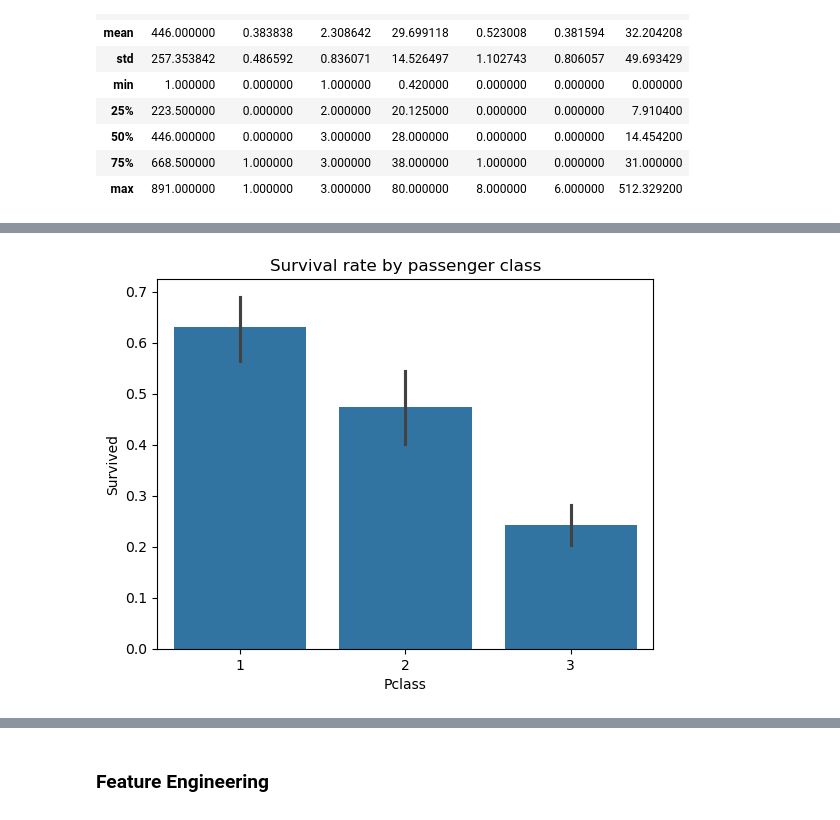
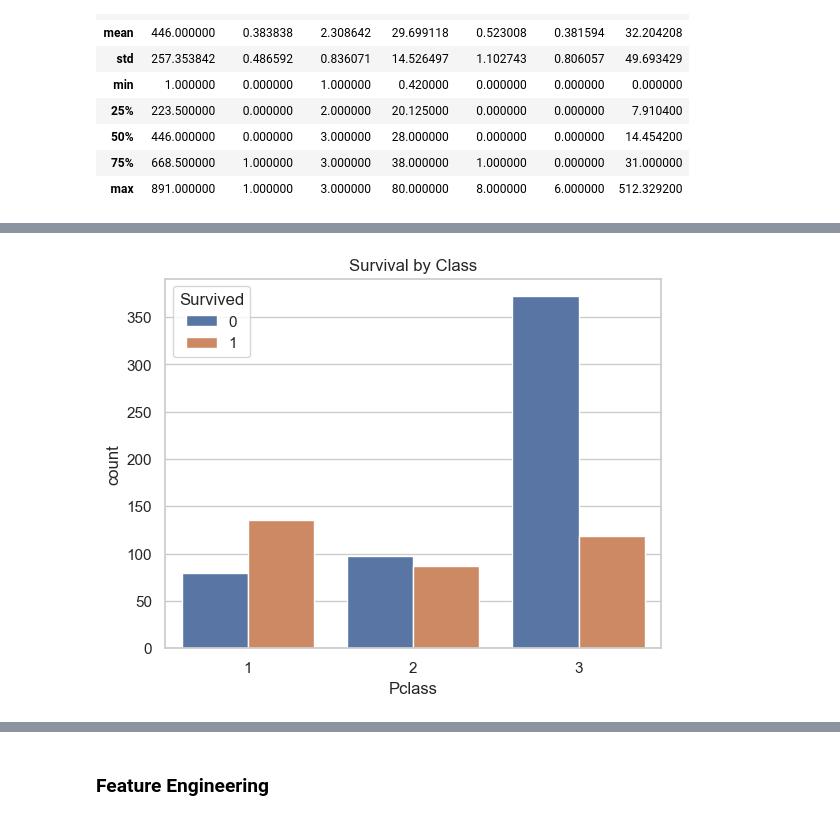
Before and after one commit to shreya2334/titanic-eda, a Jupyter notebook: titanic_eda.ipynb, the cells around one changed output, grey strips where cells are left out. Cells and saved outputs as stored; diff of their text form; code cells hidden in the pictures.

```diff
--- a/titanic_eda.ipynb
+++ b/titanic_eda.ipynb
@@ -3,5 +3,8 @@ import pandas as pd
 import numpy as np
 import matplotlib.pyplot as plt
 import seaborn as sns
+
+sns.set(style = "whitegrid")
 # %%
-df = pd.read_csv(r'C:\Users\shrey\OneDrive\Desktop\shreya\titanic_eda\Titanic-Dataset.csv')
+df = pd.read_csv('Titanic-Dataset.csv')
+df.head()
@@ -144,5 +52,3 @@ Name: Age, Length: 891, dtype: float64
-# %%
-df.drop('Cabin', axis = 1, inplace = True)
 # %%
 df.isnull().sum()
 # %% [output]
@@ -167 +68,7 @@ Index(['PassengerId', 'Survived', 'Pclass', 'Name', 'Sex', 'Age', 'SibSp',
+# %%
+df['Age'] = df['Age'].fillna(df['Age'].median())
+df['Embarked'] = df['Embarked'].fillna(df['Embarked'].mode()[0])
+
+if 'Cabin' in df.columns:
+    df.drop(columns=['Cabin'], inplace=True)
 # %% [markdown]
@@ -226,6 +94,8 @@ sns.countplot(data = df, x = 'Sex', hue = 'Survived')
 # %%
-sns.barplot(x = 'Pclass', y = 'Survived', data = df)
-plt.title('Survival rate by passenger class')
+sns.countplot(x='Pclass', hue='Survived', data=df)
+plt.title("Survival by Class")
 plt.show()
+
+# Insight: 1st class passengers had higher survival probability
 # %% [output]
-[figure, old version]
+[figure, new version]
```
Also changed, not shown: parts of 63 cells of this notebook, 1 other file.
